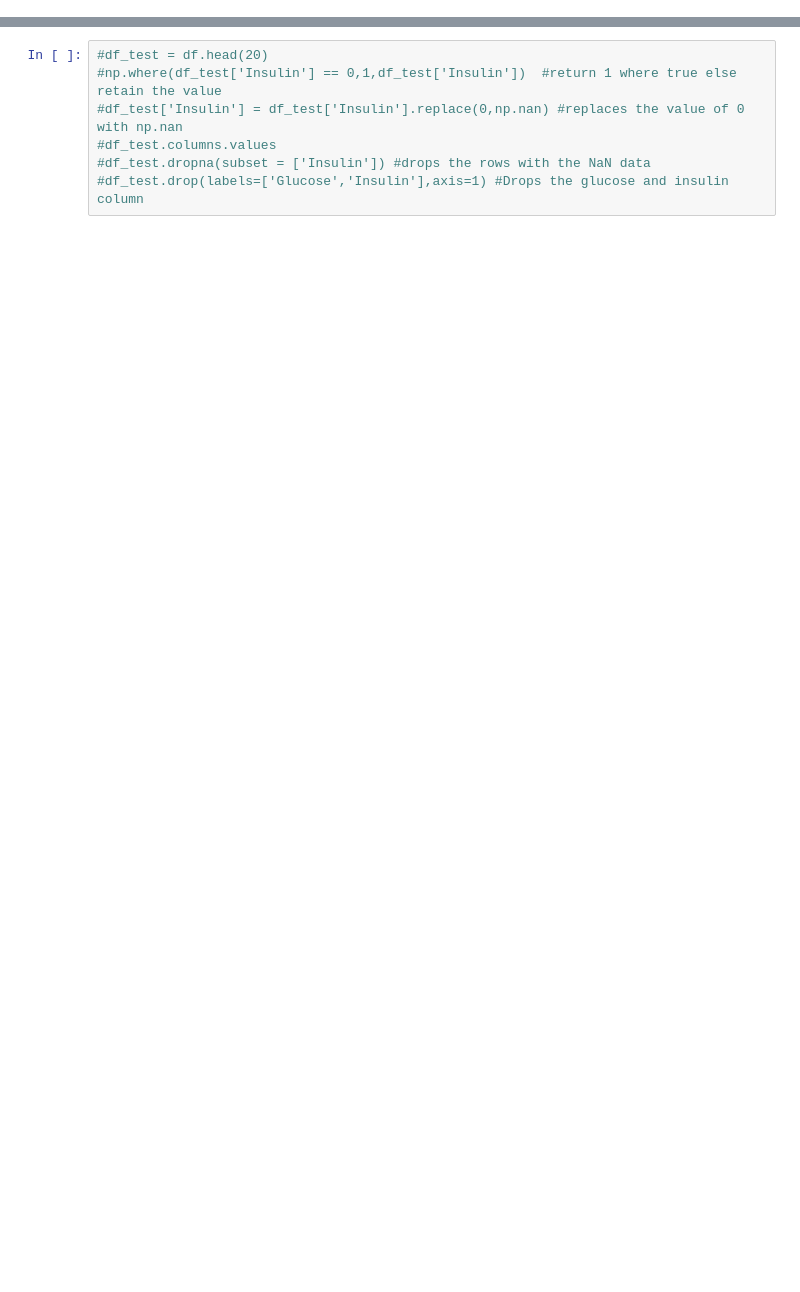
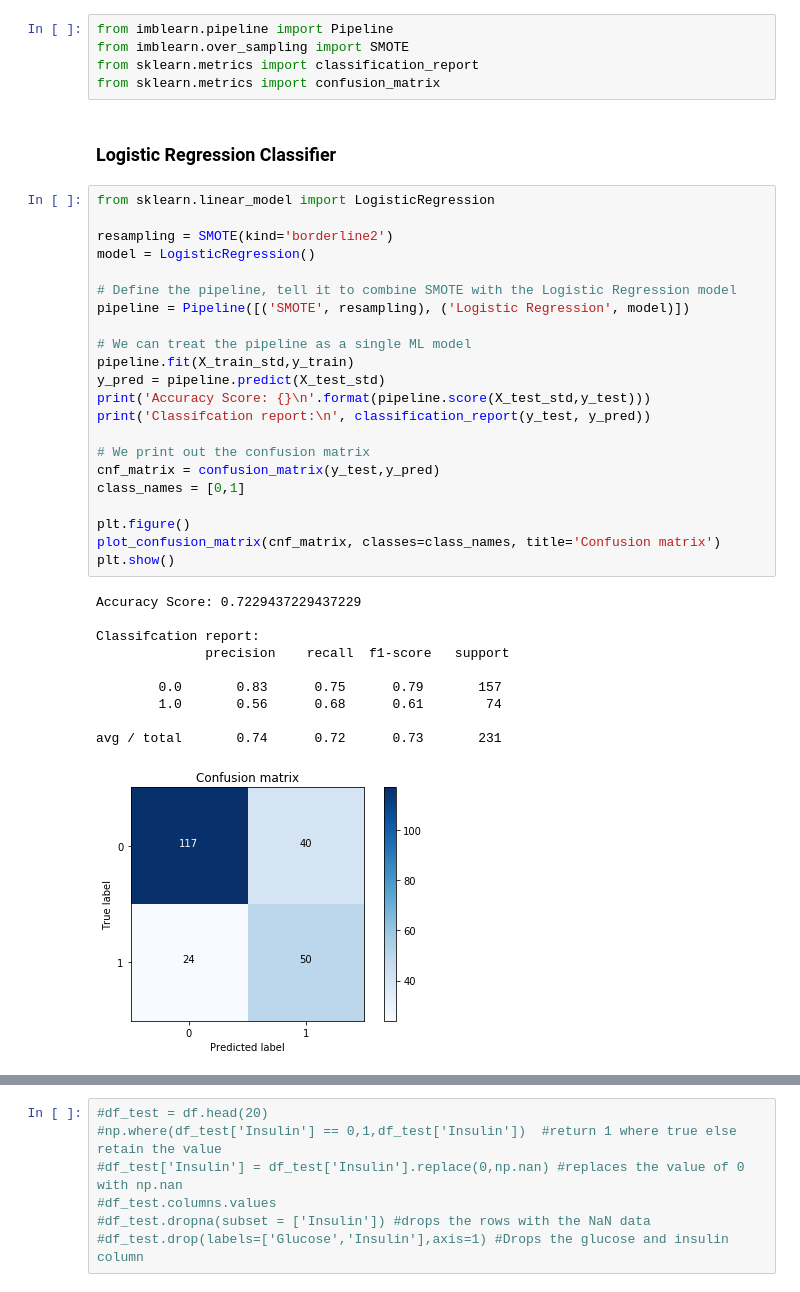
Before and after one commit to EmmanuelAbajo/Diabetes_classifier, a Jupyter notebook: diabetes_classifier.ipynb, the cells around one changed output, grey strips where cells are left out. Drawn from its saved outputs; the diff is of its cells as text; blank space fills up the shorter version.

Commit message:
Application of SMOTE in handling data imbalance

```diff
--- a/diabetes_classifier.ipynb
+++ b/diabetes_classifier.ipynb
@@ -115,0 +108,40 @@ SVM accuracy:  0.8585209003215434
+# %%
+from imblearn.pipeline import Pipeline
+from imblearn.over_sampling import SMOTE
+from sklearn.metrics import classification_report
+from sklearn.metrics import confusion_matrix
+# %% [markdown]
+### Logistic Regression Classifier
+# %%
+from sklearn.linear_model import LogisticRegression
+
+resampling = SMOTE(kind='borderline2')
+model = LogisticRegression()
+
+# Define the pipeline, tell it to combine SMOTE with the Logistic Regression model
+pipeline = Pipeline([('SMOTE', resampling), ('Logistic Regression', model)])
+
+# We can treat the pipeline as a single ML model
+pipeline.fit(X_train_std,y_train)
+y_pred = pipeline.predict(X_test_std)
+print('Accuracy Score: {}\n'.format(pipeline.score(X_test_std,y_test)))
+print('Classifcation report:\n', classification_report(y_test, y_pred))
+
+# We print out the confusion matrix
+cnf_matrix = confusion_matrix(y_test,y_pred)
+class_names = [0,1]
+
+plt.figure()
+plot_confusion_matrix(cnf_matrix, classes=class_names, title='Confusion matrix')
+plt.show()
+# %% [output]
+Accuracy Score: 0.7229437229437229
+
+Classifcation report:
+              precision    recall  f1-score   support
+
+        0.0       0.83      0.75      0.79       157
+        1.0       0.56      0.68      0.61        74
+
+avg / total       0.74      0.72      0.73       231
+[figure, added]
```
Also changed, not shown: parts of 14 cells of this notebook.
